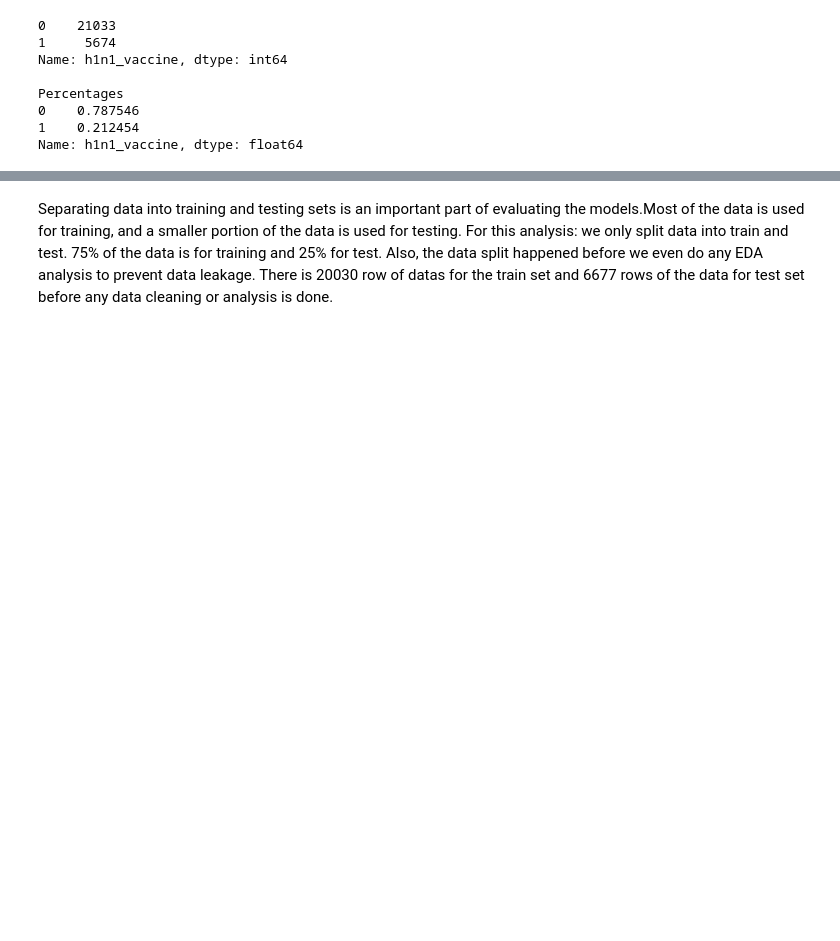
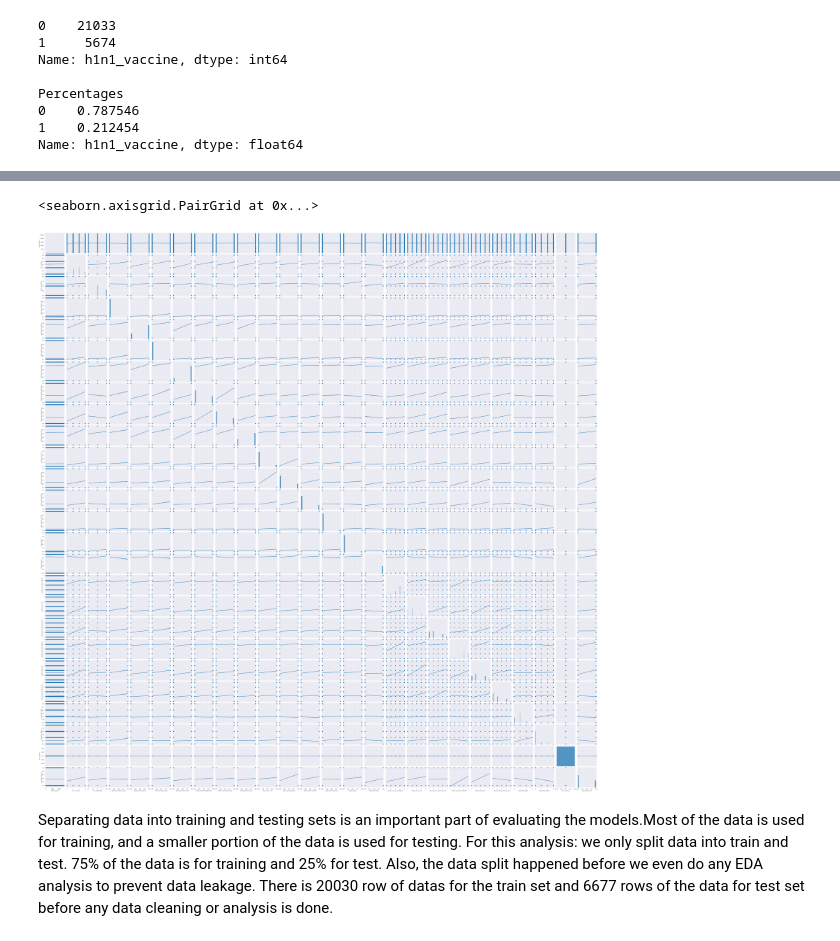
Before and after one commit to seekpinky/dsc-phase-3-project, a Jupyter notebook: Flatiron_phase3_project/h1n1_adaboost_base.ipynb, the cells around one changed output, grey strips where cells are left out. Saved outputs shown, nothing was run; the diff lists cells and outputs as text; code cells hidden in the pictures; blank space fills up the shorter version.

```diff
--- a/Flatiron_phase3_project/h1n1_adaboost_base.ipynb
+++ b/Flatiron_phase3_project/h1n1_adaboost_base.ipynb
@@ -108,3 +156,10 @@ X = project3_raw_df.drop(columns=['h1n1_vaccine'], axis=1)
+# %%
+unvac_df = project3_raw_df.loc[filt]
+# %%
+sns.pairplot(unvac_df, kind="reg")
+# %% [output]
+<seaborn.axisgrid.PairGrid at 0x...>
+[figure, added]
 # %% [markdown]
 Separating data into training and testing sets is an important part of evaluating the models.Most of the data is used for training, and a smaller portion of the data is used for testing. For this analysis: we only split data into train and test. 75% of the data is for training and 25% for test. Also, the data split happened before we even do any EDA analysis to prevent data leakage. There is 20030 row of datas for the train set and 6677 rows of the data for test set before any data cleaning or analysis is done.
 # %%
```
Also changed, not shown: parts of 71 cells of this notebook, 4 other files.
